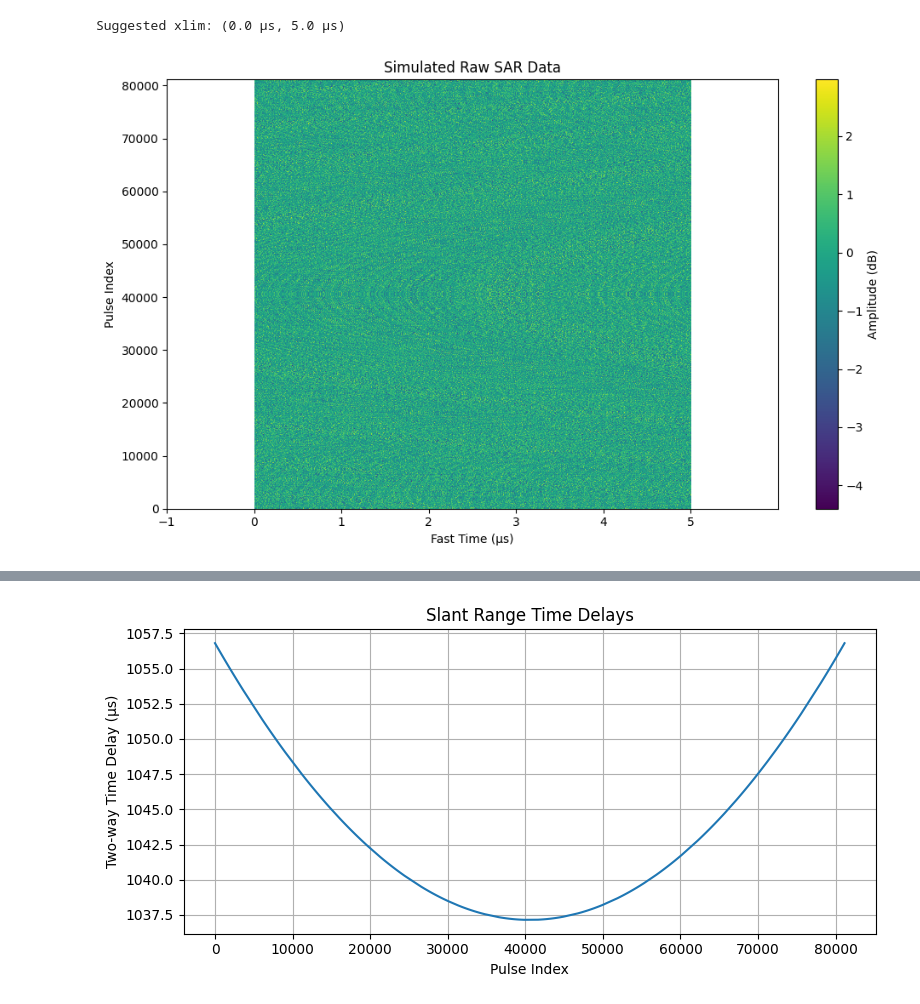
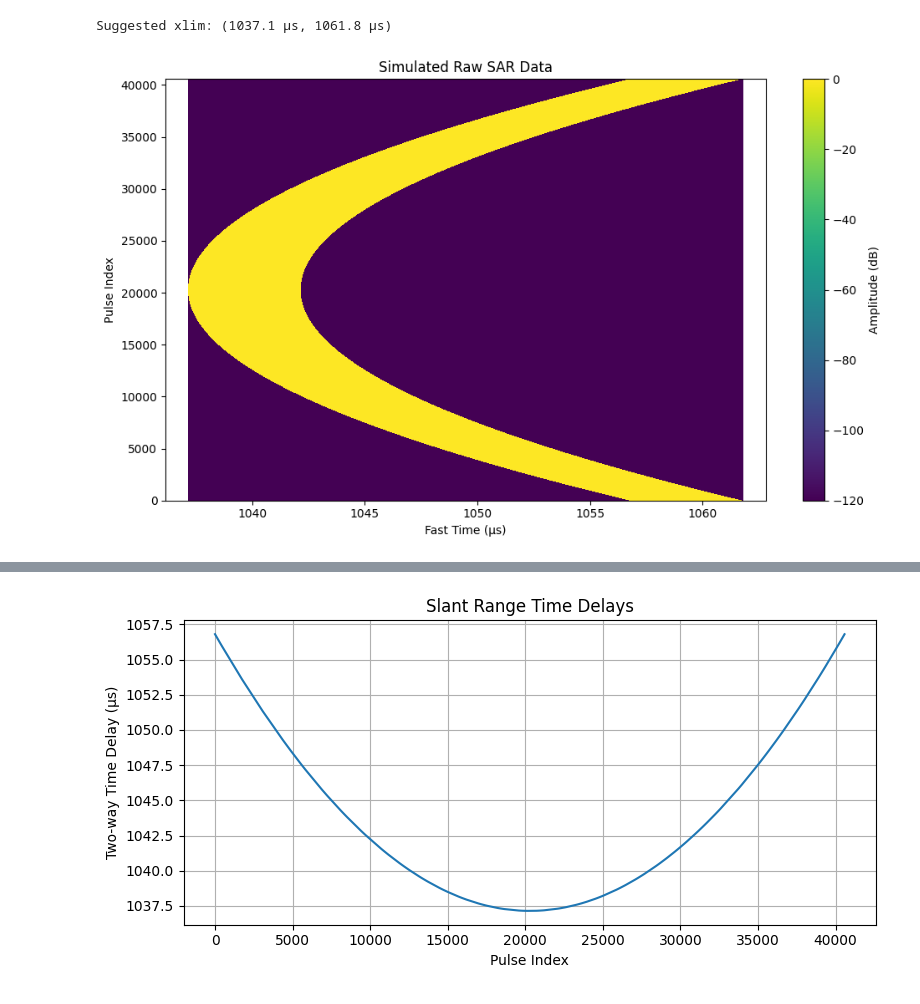
Before and after one commit to kwokkeith/signal_processing_notes, a Jupyter notebook: 07_raw_data_simulation.ipynb, the cells around one changed output, grey strips where cells are left out. Cells and saved outputs as stored; diff of their text form; code cells hidden in the pictures.

```diff
--- a/07_raw_data_simulation.ipynb
+++ b/07_raw_data_simulation.ipynb
@@ -5,10 +5,10 @@ import numpy as np
 # Define SAR sensor parameters
 sensor = SensorParameters(
     carrier_frequency_hz=360e6,
-    bandwidth_hz=500e6,
+    bandwidth_hz=100e6,
     pulse_width_s=5e-6,
-    PRF_hz=10_000,
-    sampling_frequency_hz=3e9,
+    PRF_hz=30_000, # To meet the Nyquist criterion, PRF > (4v)/(λ) * sin (grazing_angle)
+    sampling_frequency_hz=(360e6+50e6)*3.5,
     sensor_speed_mps=7500.0,
     sensor_height_m=100_000.0,
     grazing_angle_deg=40.0,
@@ -22,13 +22,13 @@ sensor = SensorParameters(
 target_pos = (0.0, 0.0, 0.0)
 # %%
 # Simulate raw SAR data
-raw_data = simulate_raw_data(sensor, target_pos)
+raw_data, delays, t_start = simulate_raw_data(sensor, target_pos)
 
 # Compute time delays for the target
 time_result_target = compute_target_time_delays(sensor, target_pos)
 # %%
 # Plot SAR raw data (Pulse Index vs Fast Time)
-plot_raw_sar_data(raw_data, sensor.sampling_frequency_hz, downsample_fast=20)
+plot_raw_sar_data(raw_data, sensor.sampling_frequency_hz, start_time_s=t_start)
 # %% [output]
-Suggested xlim: (0.0 μs, 5.0 μs)
+Suggested xlim: (1037.1 μs, 1061.8 μs)
-[figure, old version]
+[figure, new version]
```
Also changed, not shown: parts of 13 cells of this notebook, 10 other files.
